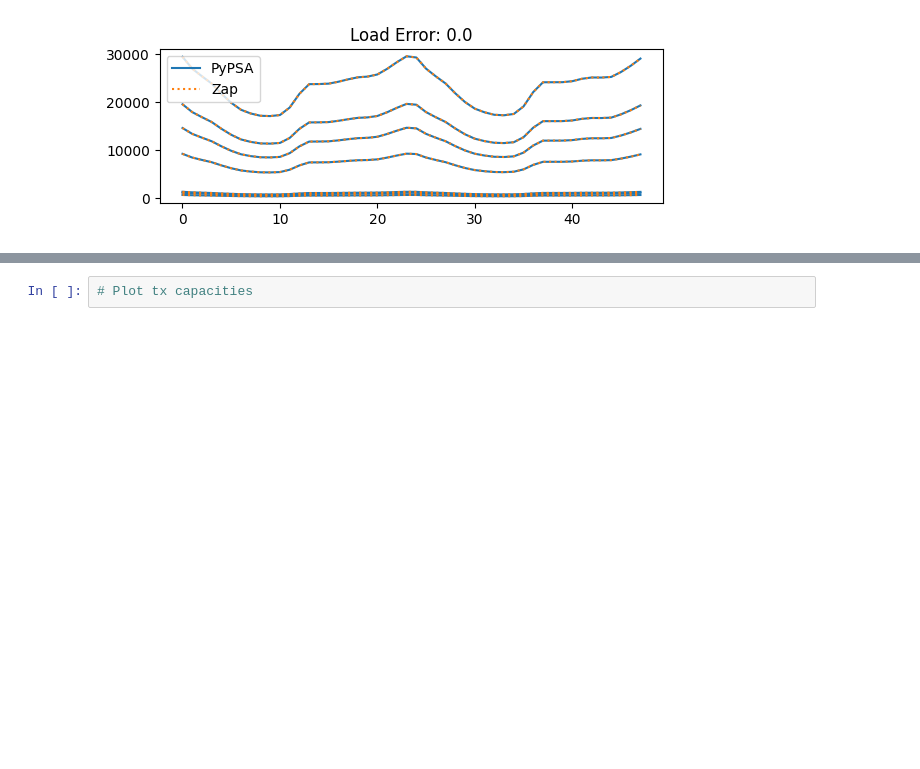
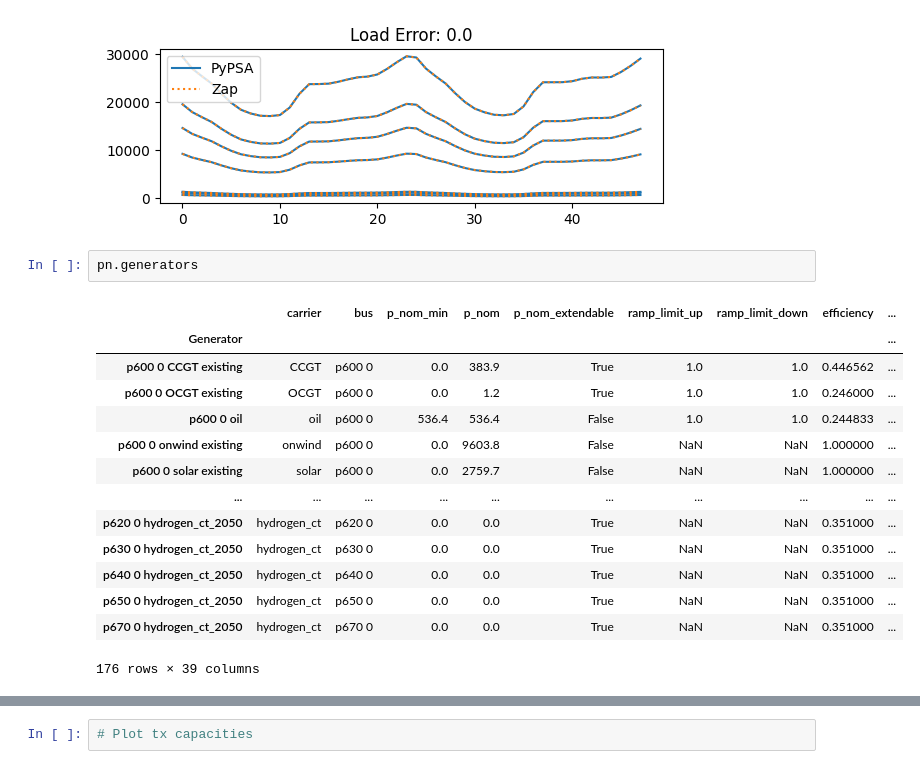
Before and after one commit to degleris1/zap, a Jupyter notebook: docs/source/pypsa_example.ipynb, the cells around one changed output, grey strips where cells are left out. Cells and saved outputs as stored; diff of their text form; blank space fills up the shorter version.

```diff
--- a/docs/source/pypsa_example.ipynb
+++ b/docs/source/pypsa_example.ipynb
@@ -40,6 +50,23 @@ ax.legend()
 plt.show()
 # %% [output]
 [figure]
+# %%
+pn.generators
+# %% [output]
+|  | carrier | bus | p_nom_min | p_nom | p_nom_extendable | ramp_limit_up | ramp_limit_down | efficiency | ... |
+| Generator |  |  |  |  |  |  |  |  | ... |
+| p600 0 CCGT existing | CCGT | p600 0 | 0.0 | 383.9 | True | 1.0 | 1.0 | 0.446562 | ... |
+| p600 0 OCGT existing | OCGT | p600 0 | 0.0 | 1.2 | True | 1.0 | 1.0 | 0.246000 | ... |
+| p600 0 oil | oil | p600 0 | 536.4 | 536.4 | False | 1.0 | 1.0 | 0.244833 | ... |
+| p600 0 onwind existing | onwind | p600 0 | 0.0 | 9603.8 | False | NaN | NaN | 1.000000 | ... |
+| p600 0 solar existing | solar | p600 0 | 0.0 | 2759.7 | False | NaN | NaN | 1.000000 | ... |
+| ... | ... | ... | ... | ... | ... | ... | ... | ... | ... |
+| p620 0 hydrogen_ct_2050 | hydrogen_ct | p620 0 | 0.0 | 0.0 | True | NaN | NaN | 0.351000 | ... |
+| p630 0 hydrogen_ct_2050 | hydrogen_ct | p630 0 | 0.0 | 0.0 | True | NaN | NaN | 0.351000 | ... |
+| p640 0 hydrogen_ct_2050 | hydrogen_ct | p640 0 | 0.0 | 0.0 | True | NaN | NaN | 0.351000 | ... |
+| p650 0 hydrogen_ct_2050 | hydrogen_ct | p650 0 | 0.0 | 0.0 | True | NaN | NaN | 0.351000 | ... |
+| p670 0 hydrogen_ct_2050 | hydrogen_ct | p670 0 | 0.0 | 0.0 | True | NaN | NaN | 0.351000 | ... |
+176 rows × 39 columns
 # %%
 # Plot generator nominal capacities and capacity factors
 gen_device = [d for d in devices if isinstance(d, zap.Generator)][0]
```
Also changed, not shown: parts of 6 cells of this notebook, 2 other files.
